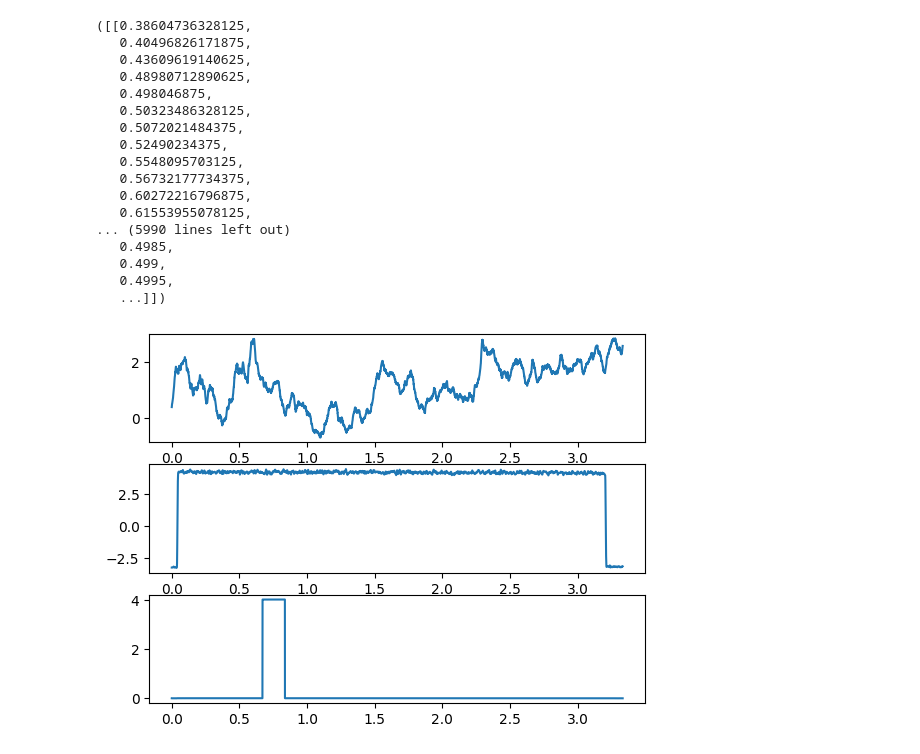
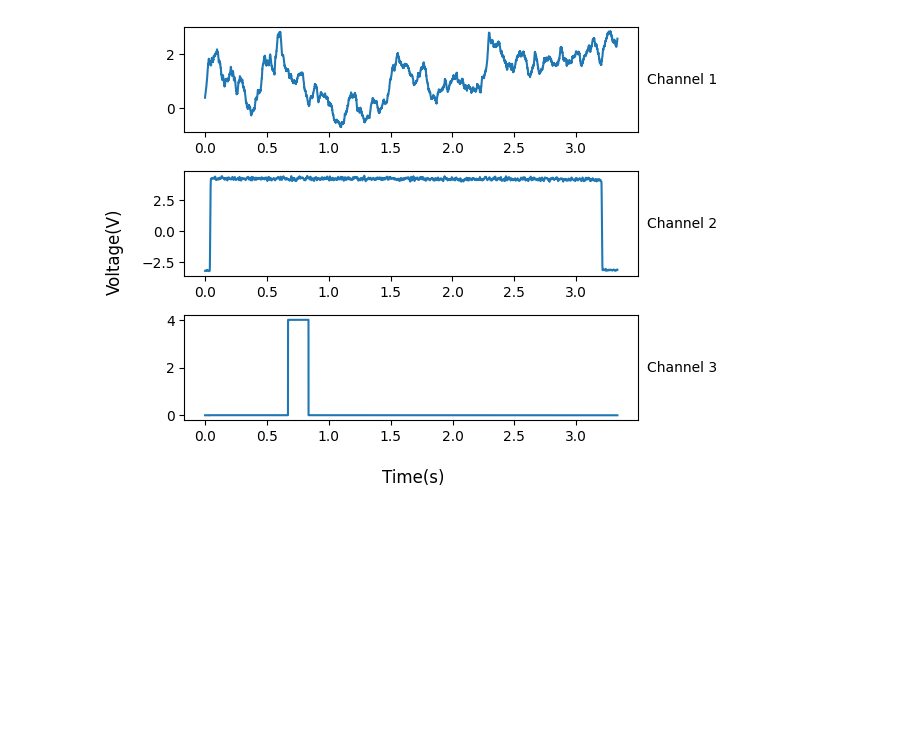
Before and after one commit to bktoo/practica, a Jupyter notebook: scripts/readanal.ipynb, the cells around one changed output. Drawn from its saved outputs; the diff is of its cells as text; code cells hidden in the pictures; blank space fills up the shorter version.

Commit message:
Graph with correct units and versatility

```diff
--- a/scripts/readanal.ipynb
+++ b/scripts/readanal.ipynb
@@ -92,27 +92,18 @@ def channels_points(file):
     fig, ax = plt.subplots(head['nch'])
     for channel in ch_count:
         ax[channel].plot(times[channel],channels[channel])
-        #ax.set_xlabel('Time(s)')
-        #ax.ser_ylabel('Voltage(V)')
-    return channels,times
+        #ax[channel].set_ylabel('Voltage(V)') #se puede hacer una lista de unidades para cada canal
+        ax[channel].text(
+            1.02, 0.5, f"Channel {channel + 1}",  # Text and position
+            transform=ax[channel].transAxes,      # Use axis coordinates
+            ha='left', va='center',              # Alignment
+        )
+    fig.supxlabel('Time(s)')
+    fig.supylabel('Voltage(V)')
+    plt.tight_layout()
+
+    return fig,channels,times
-# %%
-channels_points(file)
-# %% [output]
-([[0.38604736328125,
-   0.40496826171875,
-   0.43609619140625,
-   0.48980712890625,
-   0.498046875,
-   0.50323486328125,
-   0.5072021484375,
-   0.52490234375,
-   0.5548095703125,
-   0.56732177734375,
-   0.60272216796875,
-   0.61553955078125,
-... (5990 lines left out)
-   0.4985,
-   0.499,
-   0.4995,
-   ...]])
-[figure, removed]
+# %%
+fig, chn, t=channels_points(file)
+# %% [output]
+[figure, added]
```
